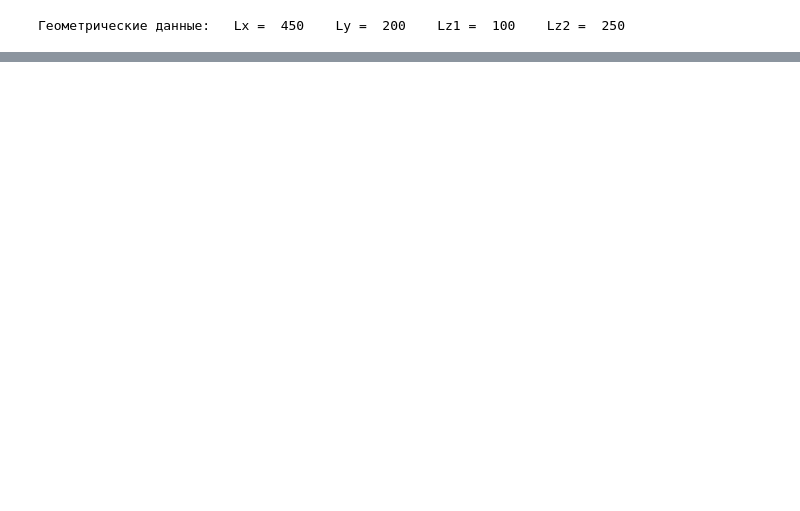
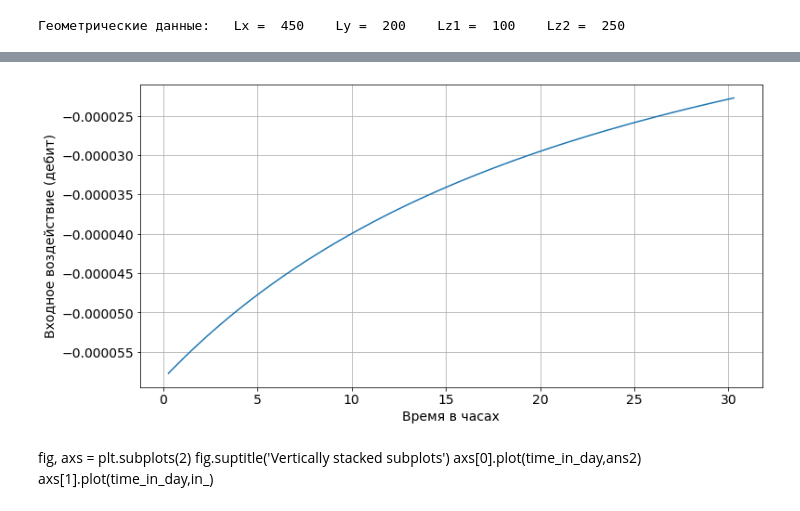
Before and after one commit to IImbryk/deposits_of_mineral_water, a Jupyter notebook: DSC.ipynb, the cells around one changed output, grey strips where cells are left out. Saved outputs shown, nothing was run; the diff lists cells and outputs as text; code cells hidden in the pictures; blank space fills up the shorter version.

```diff
--- a/DSC.ipynb
+++ b/DSC.ipynb
@@ -190,0 +254,17 @@ plt.plot(time_in_day,ans2)
+# %%
+plt.figure(figsize=(12,6))
+plt.grid()
+#plt.xlim((-0.02,0.02))
+plt.xlabel('Время в часах',fontsize = 14)
+plt.ylabel('Входное воздействие (дебит)', fontsize = 14)
+#plt.xlim(0,20)
+plt.tick_params(labelsize=14)
+plt.plot(time_in_day,in_)
+plt.savefig('Basic_552.png', dpi=300)
+# %% [output]
+[figure, added]
+# %% [markdown]
+fig, axs = plt.subplots(2)
+fig.suptitle('Vertically stacked subplots')
+axs[0].plot(time_in_day,ans2)
+axs[1].plot(time_in_day,in_)
```
Also changed, not shown: parts of 31 cells of this notebook, 13 other files.
